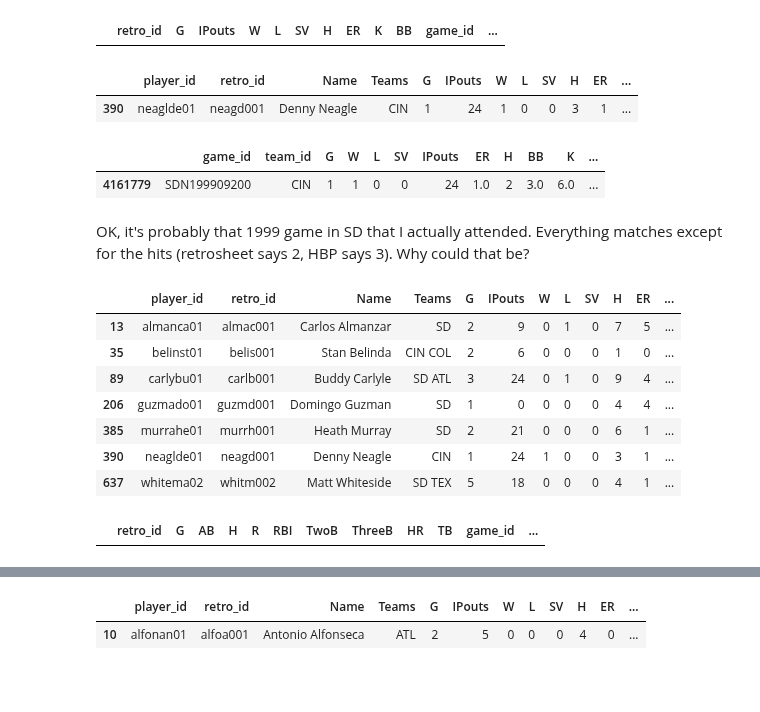
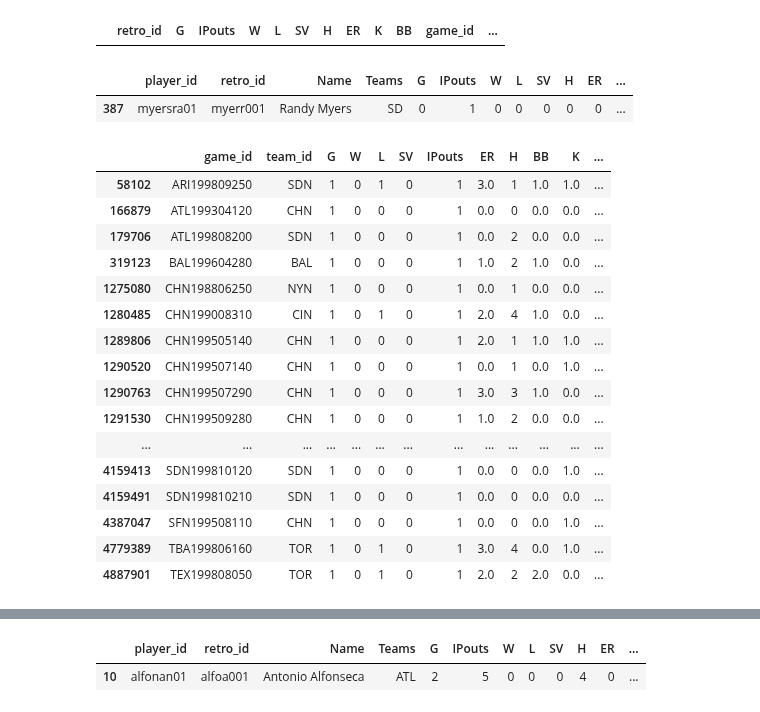
Before and after one commit to sdvinay/baseball_sql, a Jupyter notebook: pandas/reconstruct_hardball_passport_data.ipynb, the cells around one changed output, grey strips where cells are left out. Saved outputs shown, nothing was run; the diff lists cells and outputs as text; code cells hidden in the pictures; blank space fills up the shorter version.

Commit message:
continue to iterate and find errors in HBP data

```diff
--- a/pandas/reconstruct_hardball_passport_data.ipynb
+++ b/pandas/reconstruct_hardball_passport_data.ipynb
@@ -564,44 +805,31 @@ matches.query('game_id=="PIT199405160"')
 # %% [output]
 |  | retro_id | G | IPouts | W | L | SV | H | ER | K | BB | game_id | ... |
 # %%
-pit_stats.query('retro_id in ("neagd001")')
+pit_stats.query('retro_id in ("myerr001")')
 # %% [output]
 |  | player_id | retro_id | Name | Teams | G | IPouts | W | L | SV | H | ER | ... |
-| 390 | neaglde01 | neagd001 | Denny Neagle | CIN | 1 | 24 | 1 | 0 | 0 | 3 | 1 | ... |
+| 387 | myersra01 | myerr001 | Randy Myers | SD | 0 | 1 | 0 | 0 | 0 | 0 | 0 | ... |
 # %%
 
-pit_dailies.query('retro_id in ("neagd001") and game_id in @known_games')
+pit_dailies.query('retro_id in ("myerr001") and G==1 and SV==0 and IPouts==1')
 # %% [output]
 |  | game_id | team_id | G | W | L | SV | IPouts | ER | H | BB | K | ... |
-| 4161779 | SDN199909200 | CIN | 1 | 1 | 0 | 0 | 24 | 1.0 | 2 | 3.0 | 6.0 | ... |
+| 58102 | ARI199809250 | SDN | 1 | 0 | 1 | 0 | 1 | 3.0 | 1 | 1.0 | 1.0 | ... |
+| 166879 | ATL199304120 | CHN | 1 | 0 | 0 | 0 | 1 | 0.0 | 0 | 0.0 | 0.0 | ... |
+| 179706 | ATL199808200 | SDN | 1 | 0 | 0 | 0 | 1 | 0.0 | 2 | 0.0 | 0.0 | ... |
+| 319123 | BAL199604280 | BAL | 1 | 0 | 0 | 0 | 1 | 1.0 | 2 | 1.0 | 0.0 | ... |
+| 1275080 | CHN198806250 | NYN | 1 | 0 | 0 | 0 | 1 | 0.0 | 1 | 0.0 | 0.0 | ... |
+| 1280485 | CHN199008310 | CIN | 1 | 0 | 1 | 0 | 1 | 2.0 | 4 | 1.0 | 0.0 | ... |
+| 1289806 | CHN199505140 | CHN | 1 | 0 | 0 | 0 | 1 | 2.0 | 1 | 1.0 | 1.0 | ... |
+| 1290520 | CHN199507140 | CHN | 1 | 0 | 0 | 0 | 1 | 0.0 | 1 | 0.0 | 1.0 | ... |
+| 1290763 | CHN199507290 | CHN | 1 | 0 | 0 | 0 | 1 | 3.0 | 3 | 1.0 | 0.0 | ... |
+| 1291530 | CHN199509280 | CHN | 1 | 0 | 0 | 0 | 1 | 1.0 | 2 | 0.0 | 0.0 | ... |
+| ... | ... | ... | ... | ... | ... | ... | ... | ... | ... | ... | ... | ... |
+| 4159413 | SDN199810120 | SDN | 1 | 0 | 0 | 0 | 1 | 0.0 | 0 | 0.0 | 1.0 | ... |
+| 4159491 | SDN199810210 | SDN | 1 | 0 | 0 | 0 | 1 | 0.0 | 0 | 0.0 | 0.0 | ... |
+| 4387047 | SFN199508110 | CHN | 1 | 0 | 0 | 0 | 1 | 0.0 | 0 | 0.0 | 1.0 | ... |
+| 4779389 | TBA199806160 | TOR | 1 | 0 | 1 | 0 | 1 | 3.0 | 4 | 0.0 | 1.0 | ... |
+| 4887901 | TEX199808050 | TOR | 1 | 0 | 1 | 0 | 1 | 2.0 | 2 | 2.0 | 0.0 | ... |
-# %% [markdown]
-OK, it's probably that 1999 game in SD that I actually attended.  Everything matches except for the hits (retrosheet says 2, HBP says 3).  Why could that be?
-# %%
-pits_used = pit_dailies.query('game_id in ("SDN199909200")')['retro_id']
-pit_stats.query('retro_id in @pits_used')
-# %% [output]
-|  | player_id | retro_id | Name | Teams | G | IPouts | W | L | SV | H | ER | ... |
-| 13 | almanca01 | almac001 | Carlos Almanzar | SD | 2 | 9 | 0 | 1 | 0 | 7 | 5 | ... |
-| 35 | belinst01 | belis001 | Stan Belinda | CIN COL | 2 | 6 | 0 | 0 | 0 | 1 | 0 | ... |
-| 89 | carlybu01 | carlb001 | Buddy Carlyle | SD ATL | 3 | 24 | 0 | 1 | 0 | 9 | 4 | ... |
-| 206 | guzmado01 | guzmd001 | Domingo Guzman | SD | 1 | 0 | 0 | 0 | 0 | 4 | 4 | ... |
-| 385 | murrahe01 | murrh001 | Heath Murray | SD | 2 | 21 | 0 | 0 | 0 | 6 | 1 | ... |
-| 390 | neaglde01 | neagd001 | Denny Neagle | CIN | 1 | 24 | 1 | 0 | 0 | 3 | 1 | ... |
-| 637 | whitema02 | whitm002 | Matt Whiteside | SD TEX | 5 | 18 | 0 | 0 | 0 | 4 | 1 | ... |
-# %%
-
-# where did OAK200004050 come from?
-
-singletons = unaccounted_stats_bat.query('G==1')
-
-# find possible matches for all of those single games, from all of each player's career
-matches = find_daily(bat_dailies, singletons, match_cols_bat)
-cts = matches.groupby('retro_id')['G'].count()
-plrs = cts[cts==1].index
-gm_ids = ("OAK200004050")
-matches.query('retro_id in @plrs and game_id in @gm_ids')
-# %% [output]
-|  | retro_id | G | AB | H | R | RBI | TwoB | ThreeB | HR | TB | game_id | ... |
 # %%
 plrs = ('menef001')
 bat_dailies.query('retro_id in @plrs and game_id in @known_games'), bat_stats.query('retro_id in @plrs')
```
Also changed, not shown: parts of 66 cells of this notebook.
